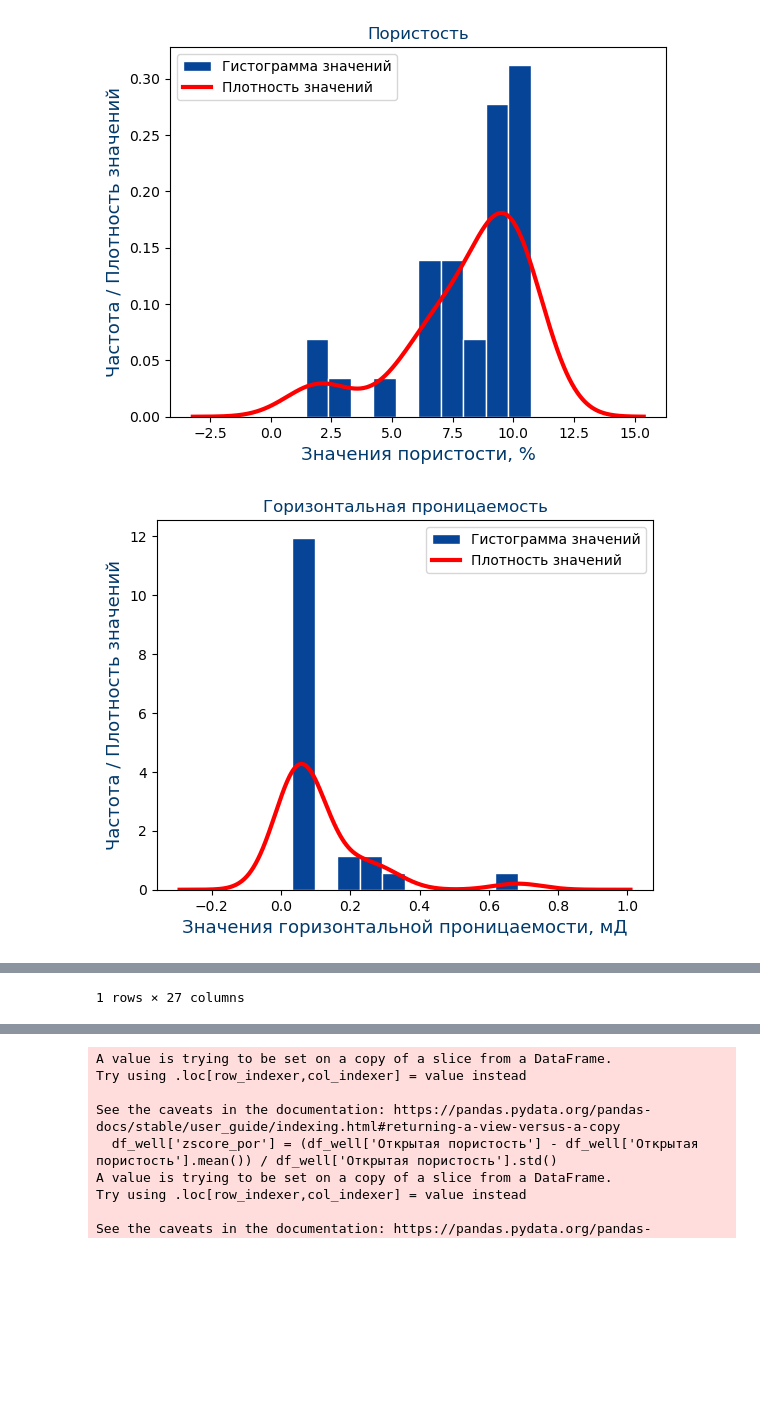
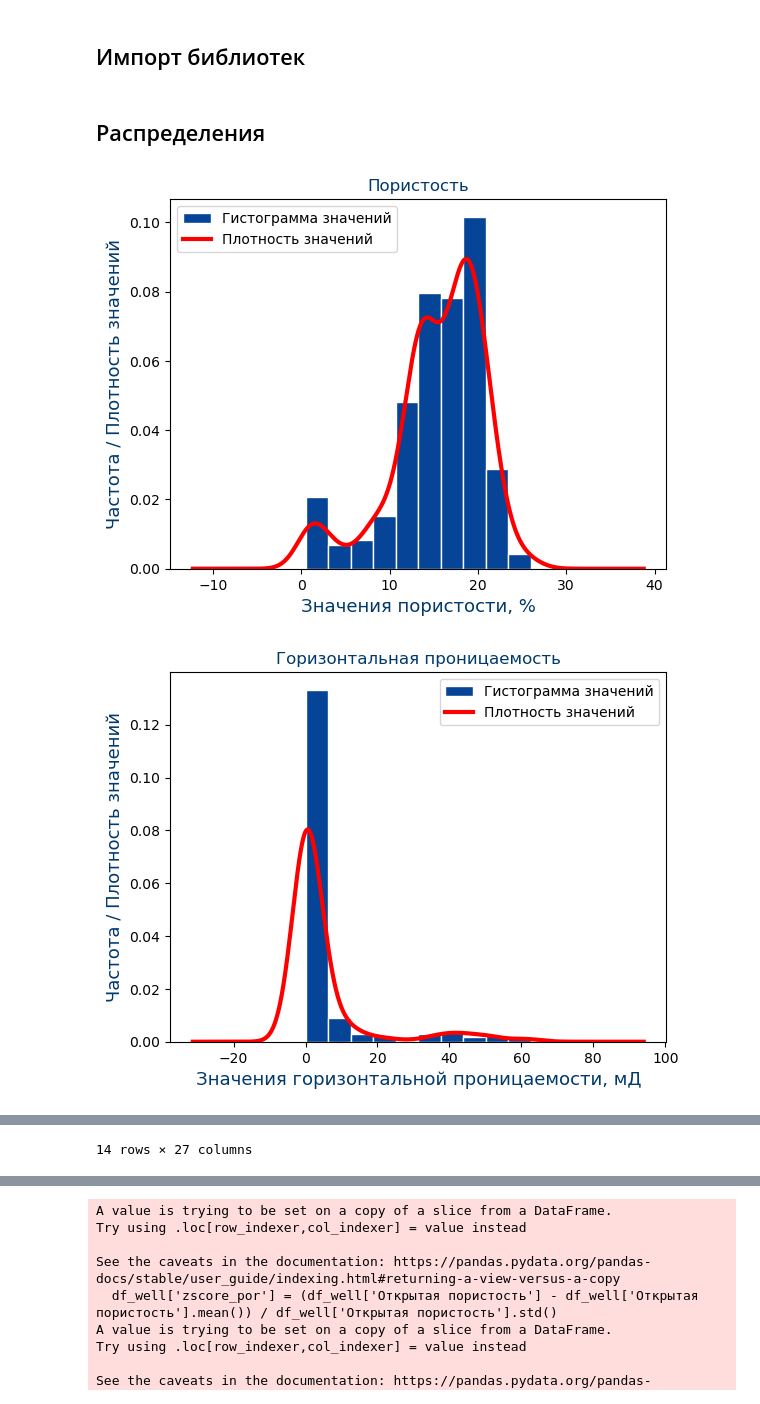
Before and after one commit to moneymisha/code, a Jupyter notebook: code.ipynb, the cells around one changed output, grey strips where cells are left out. Saved outputs shown, nothing was run; the diff lists cells and outputs as text; code cells hidden in the pictures; blank space fills up the shorter version.

```diff
--- a/code.ipynb
+++ b/code.ipynb
@@ -0,0 +1,2 @@
+# %% [markdown]
+## Импорт библиотек
@@ -1,21 +18,7 @@
+# %% [markdown]
+## Распределения
 # %%
-import pandas as pd
-import numpy as np
-import seaborn as sns
-import matplotlib
-import sklearn
-import json
-import scipy.stats as sps
-from scipy.stats import norm
-import numpy as np
-import matplotlib.pyplot as plt
-import plotly.graph_objects as go
-from plotly.subplots import make_subplots
-import lasio
-import math
-
-
-link = '/Users/mikhail/Desktop/Парсер/Core_props_field_F_итог.xls' #link to data
+link = '    ' #link to data (файл формата xls)
 
 data = pd.read_excel(link, index_col=0, header = 7)
 df = data
@@ -33,7 +36,7 @@ df.drop(df.columns [[1, 2]], axis= 1 , inplace= True) #Удаление стол
 
 df.replace(-999.25, np.nan, inplace=True) #замена непромеров на пустые ячейки
 
-num_well = "F7." #input("Номер скважины: ") #номер скважины
+num_well = input("Номер скважины: ") #номер скважины
 df = df.loc[num_well]
 
 ###БЛОК ФИЛЬТРАЦИИ ПО ГЛУБИНЕ####
@@ -41,8 +44,8 @@ H = df.loc[num_well, "Интервал обора / верх"] + df.loc[num_well
 
 df = pd.concat([df, H],axis = 1) #объединение датафреймов
 
-H_1 = 2530.9 #float(json.loads(input ('Введите начало интервала:'))) # ТИП FLOAT
-H_2 = 2605.7 #float(json.loads(input ('Введите конец интервала:'))) # ТИП FLOAT
+H_1 = float(json.loads(input ('Введите начало интервала:'))) # ТИП FLOAT
+H_2 = float(json.loads(input ('Введите конец интервала:'))) # ТИП FLOAT
 
 df = df[H_2 >= df[0]]
 df = df[df[0] >= H_1]
@@ -95,35 +98,35 @@ plt.show()
 ### Горизонтальная проницаемость
 perm_hor = perm_hor.loc[df['Проницаемость, мД ||'] != 0]
 
 plt.hist(perm_hor, bins=None, density=True, edgecolor='white',
          label='Гистограмма значений', color='#054496')
 perm_hor.plot.density(color='red', linewidth = 3,
                  label = 'Плотность значений')
 
 plt.xlabel('Значения горизонтальной проницаемости, мД', fontsize = 13, color='#01396b')  # Подпись оси x
 plt.ylabel('Частота / Плотность значений', fontsize = 13, color='#01396b')  # Подпись оси y
 plt.legend(fontsize=10)
 plt.title('Горизонтальная проницаемость', color='#01396b')
 plt.show()
 
 # ### Вертикальная проницаемость
 
 # perm_vert = perm_vert.loc[df['Проницаемость, мД |_'] != 0]
 
 # plt.hist(perm_vert, bins=1, density=True,
 #          label='Гистограмма значений')
 # perm_hor.plot.density(color='red',
 #                  label = 'Плотность значений')
 
 # plt.xlabel('Значения вертикальной проницаемости, мД')  # Подпись оси x
 # plt.ylabel('Частота / Плотность значений')  # Подпись оси y
 # plt.legend(fontsize=10)
 # plt.title('Вертикальная проницаемость')
 # plt.show()
 
-abnormal_values #Не удалять строку, красиво выводит значения аномалий, переводить вниз кода
+abnormal_values #аномальные значения
 # %% [output]
-[figure, old version]
+[figure, new version]
-[figure, old version]
+[figure, new version]
 |  | Лабораторный номер | Интервал обора / верх | Интервал обора / низ | Место взятия | Вынос/м | Вынос/% | ... |
 | 1 |  |  |  |  |  |  | ... |
@@ -131 +147 @@ abnormal_values #Не удалять строку, красиво выводит
-1 rows × 27 columns
+14 rows × 27 columns
```
Also changed, not shown: parts of 9 cells of this notebook.
